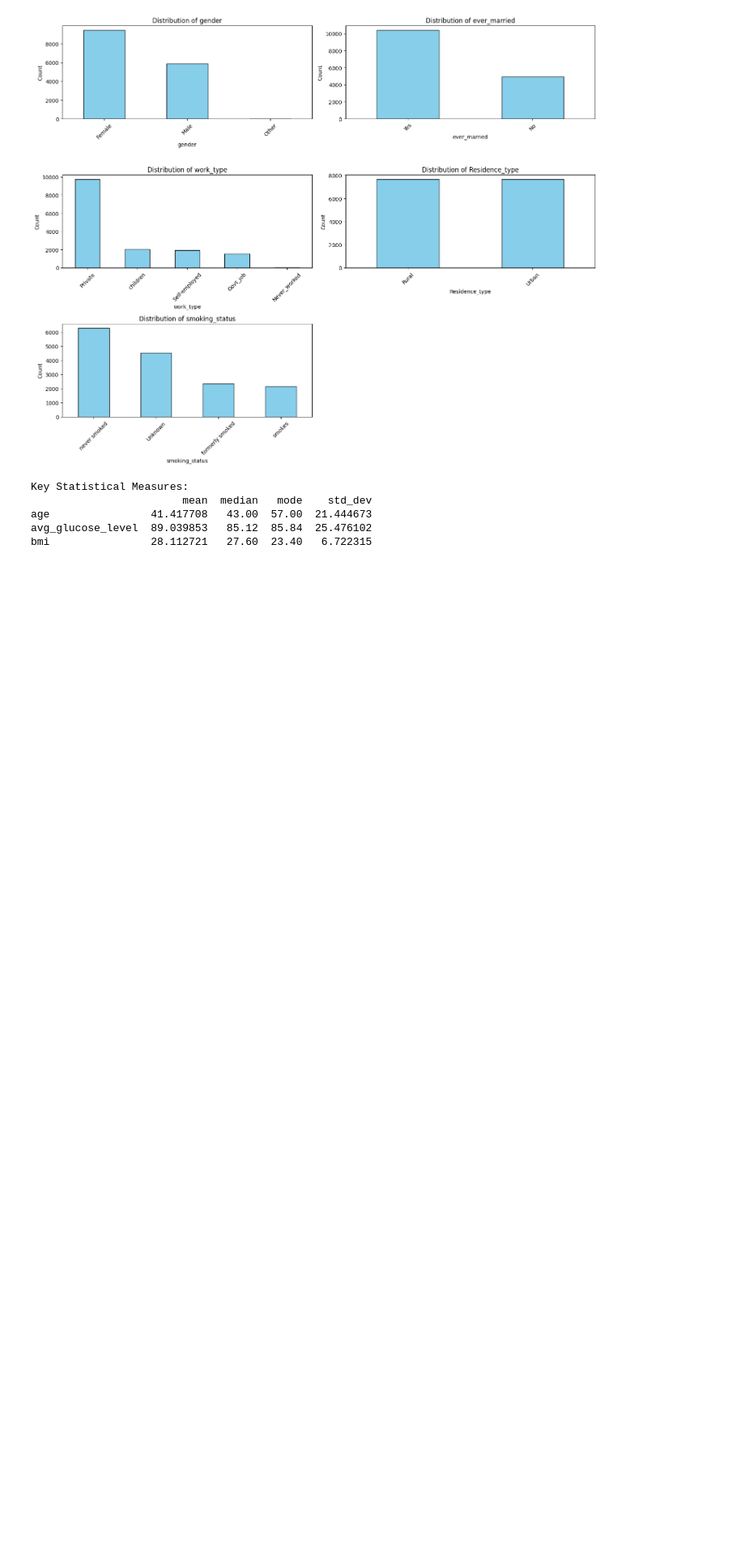
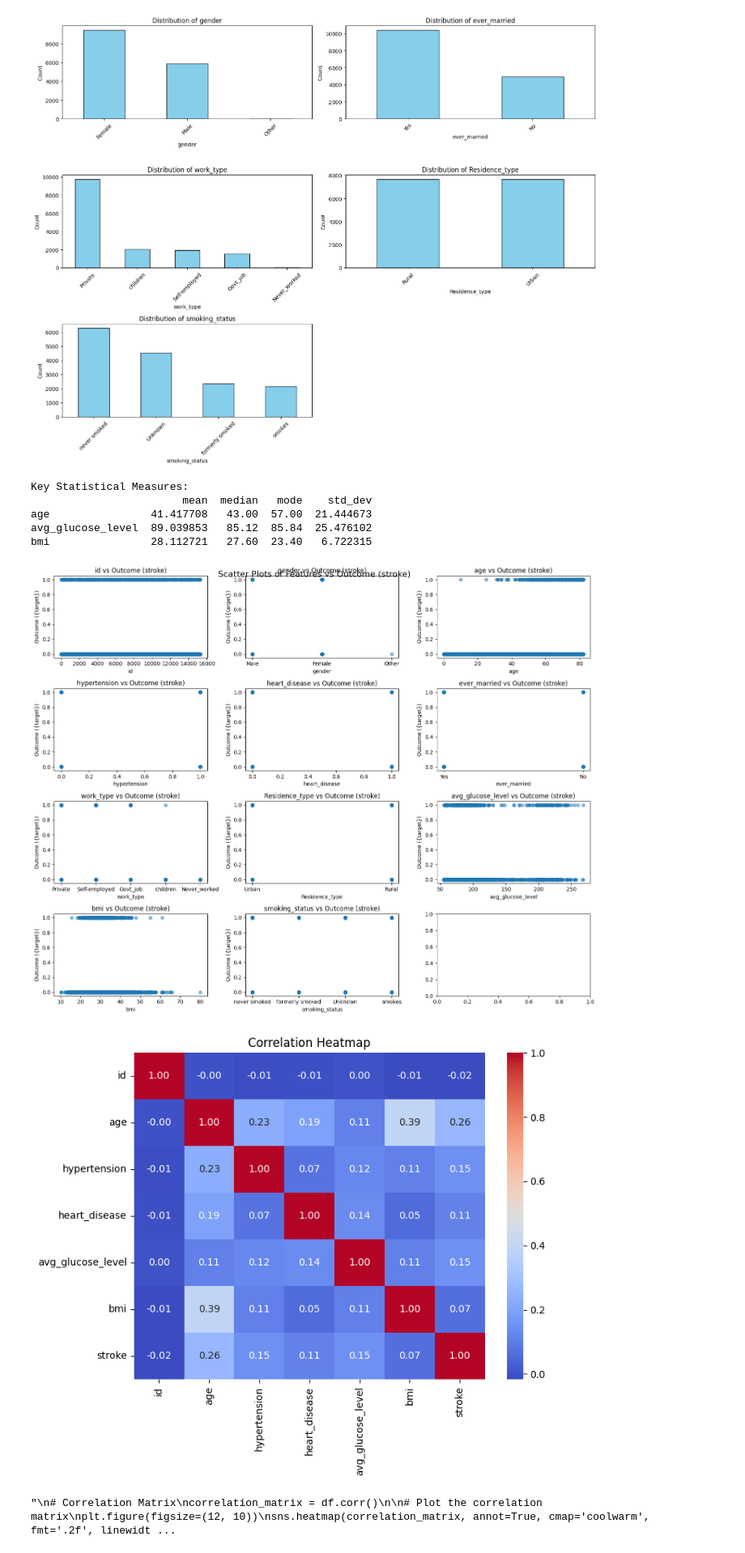
Before and after one commit to mawa00006/MLinBiomed, a Jupyter notebook: Elisa/notebooks/EDA.ipynb, the cells around one changed output. Shown at 81% size. Saved outputs shown, nothing was run; the diff lists cells and outputs as text; code cells hidden in the pictures; blank space fills up the shorter version.

```diff
--- a/Elisa/notebooks/EDA.ipynb
+++ b/Elisa/notebooks/EDA.ipynb
@@ -131,3 +132,48 @@ Key Statistical Measures:
 age                41.417708   43.00  57.00  21.444673
 avg_glucose_level  89.039853   85.12  85.84  25.476102
 bmi                28.112721   27.60  23.40   6.722315
+# %%
+# Scatter plots of each feature against the Outcome variable
+features = df.columns[:-1]  # All columns except the last one ('Outcome')
+target = df.columns[-1]
+
+# Set up the matplotlib figure
+fig, axes = plt.subplots(nrows=math.ceil(df.shape[1]/3), ncols=3, figsize=(15, 12))
+
+# Plot scatter plots for each feature vs. Outcome
+for i, feature in enumerate(features):
+    row, col = divmod(i, 3)
+    axes[row, col].scatter(df[feature], df[target], alpha=0.5)
+    axes[row, col].set_xlabel(feature)
+    axes[row, col].set_ylabel('Outcome ({target})')
+    axes[row, col].set_title(f'{feature} vs Outcome ({target})')
+
+plt.tight_layout()
+plt.suptitle(f'Scatter Plots of Features vs Outcome ({target})', fontsize=16)
+plt.show()
+
+# Filter numeric columns
+numeric_df = df.select_dtypes(include=['number'])
+
+# Calculate the correlation matrix
+corr_matrix = numeric_df.corr()
+
+# Create a heatmap
+plt.figure(figsize=(8, 6))
+sns.heatmap(corr_matrix, annot=True, cmap='coolwarm', fmt='.2f')
+plt.title('Correlation Heatmap')
+plt.show()
+"""
+# Correlation Matrix
+correlation_matrix = df.corr()
+
+# Plot the correlation matrix
+plt.figure(figsize=(12, 10))
+sns.heatmap(correlation_matrix, annot=True, cmap='coolwarm', fmt='.2f', linewidths=0.5)
+plt.title('Correlation Matrix')
+plt.show()
+"""
+# %% [output]
+[figure, added]
+[figure, added]
+"\n# Correlation Matrix\ncorrelation_matrix = df.corr()\n\n# Plot the correlation matrix\nplt.figure(figsize=(12, 10))\nsns.heatmap(correlation_matrix, annot=True, cmap='coolwarm', fmt='.2f', linewidt ...
```
Also changed, not shown: parts of 2 cells of this notebook.
